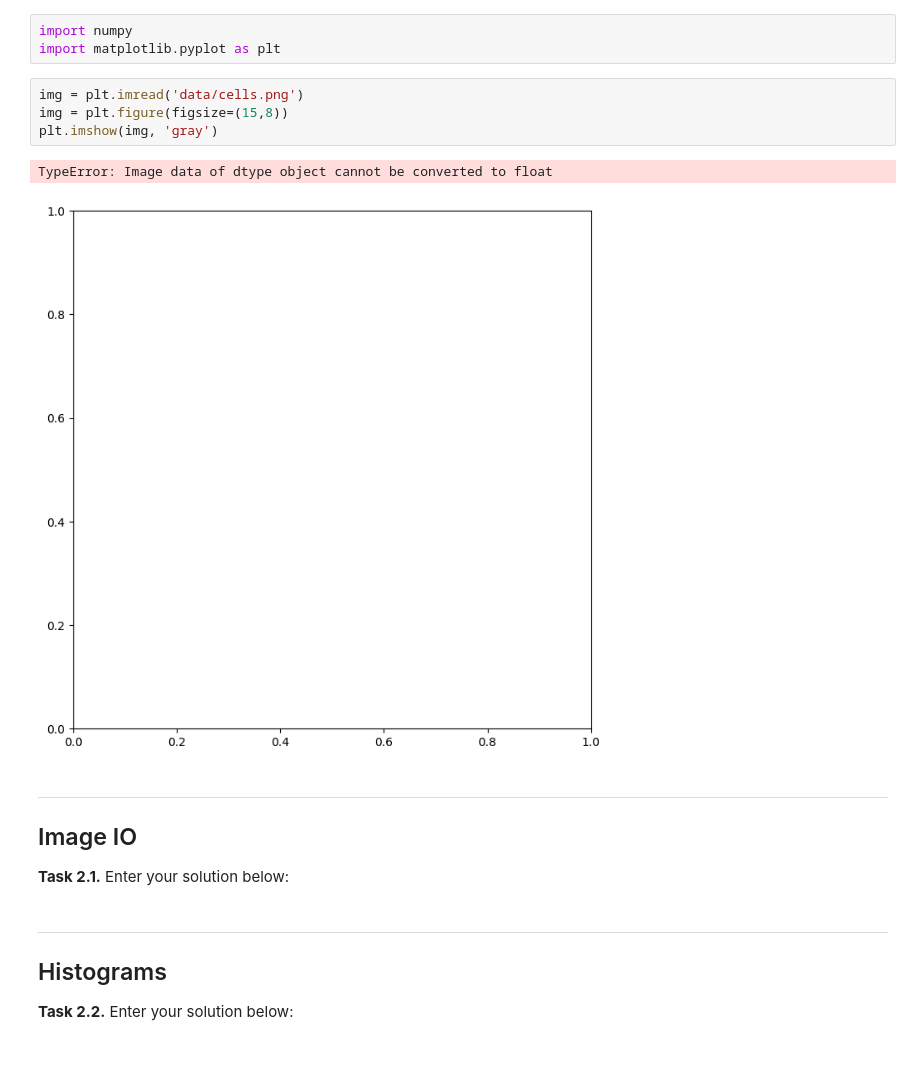
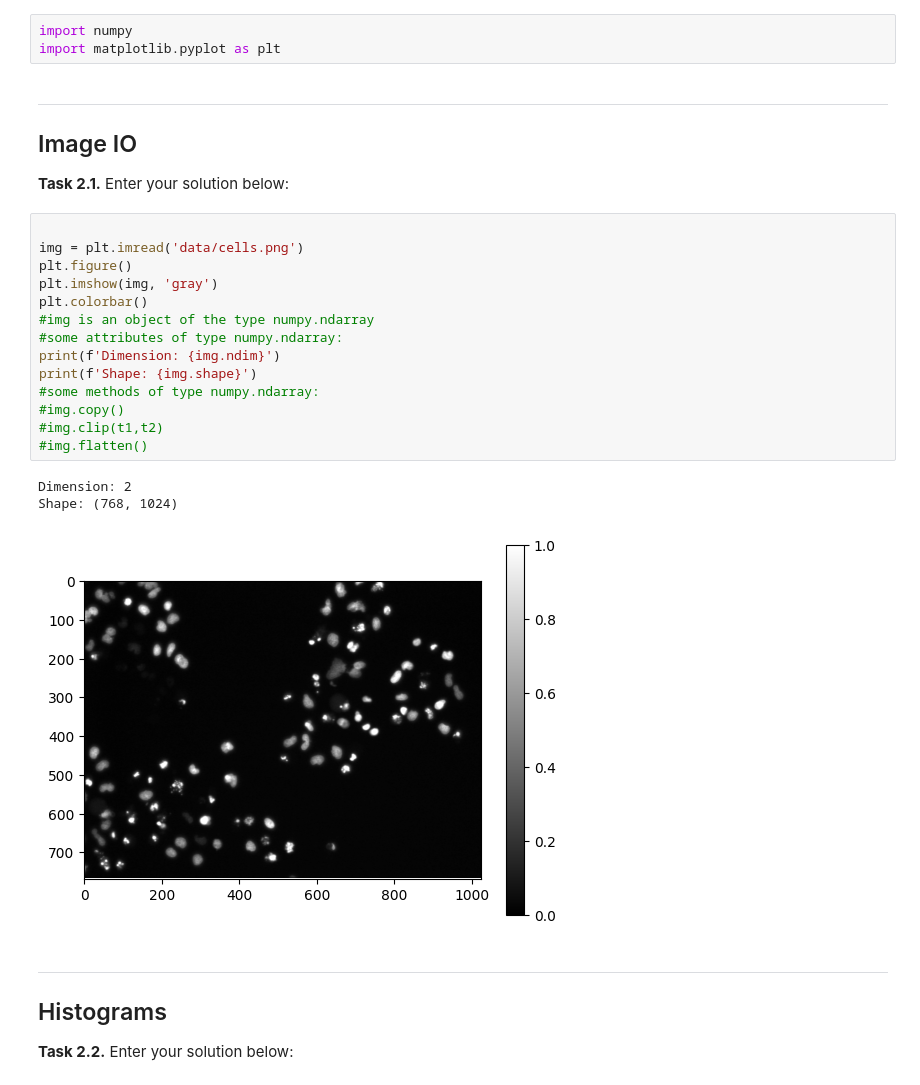
Before and after one commit to SophiaMohr/mobi-fs3-python, a Jupyter notebook: task2.ipynb, the cells around one changed output. Cells and saved outputs as stored; diff of their text form; blank space fills up the shorter version.

```diff
--- a/task2.ipynb
+++ b/task2.ipynb
@@ -3,19 +3,30 @@
 # %%
 import numpy
 import matplotlib.pyplot as plt
-# %%
-img = plt.imread('data/cells.png')
-img = plt.figure(figsize=(15,8))
-plt.imshow(img, 'gray')
-# %% [output]
-TypeError: Image data of dtype object cannot be converted to float
-[figure, removed]
 # %% [markdown]
 ---
 
 ## Image IO
 
 **<a id="#">Task 2.1.</a>** Enter your solution below:
+# %%
+
+img = plt.imread('data/cells.png')
+plt.figure()
+plt.imshow(img, 'gray')
+plt.colorbar()
+#img is an object of the type numpy.ndarray
+#some attributes of type numpy.ndarray:
+print(f'Dimension: {img.ndim}')
+print(f'Shape: {img.shape}')
+#some methods of type numpy.ndarray:
+#img.copy()
+#img.clip(t1,t2)
+#img.flatten()
+# %% [output]
+Dimension: 2
+Shape: (768, 1024)
+[figure, added]
 # %% [markdown]
 ---
 
```
Also changed, not shown: parts of 7 cells of this notebook.
